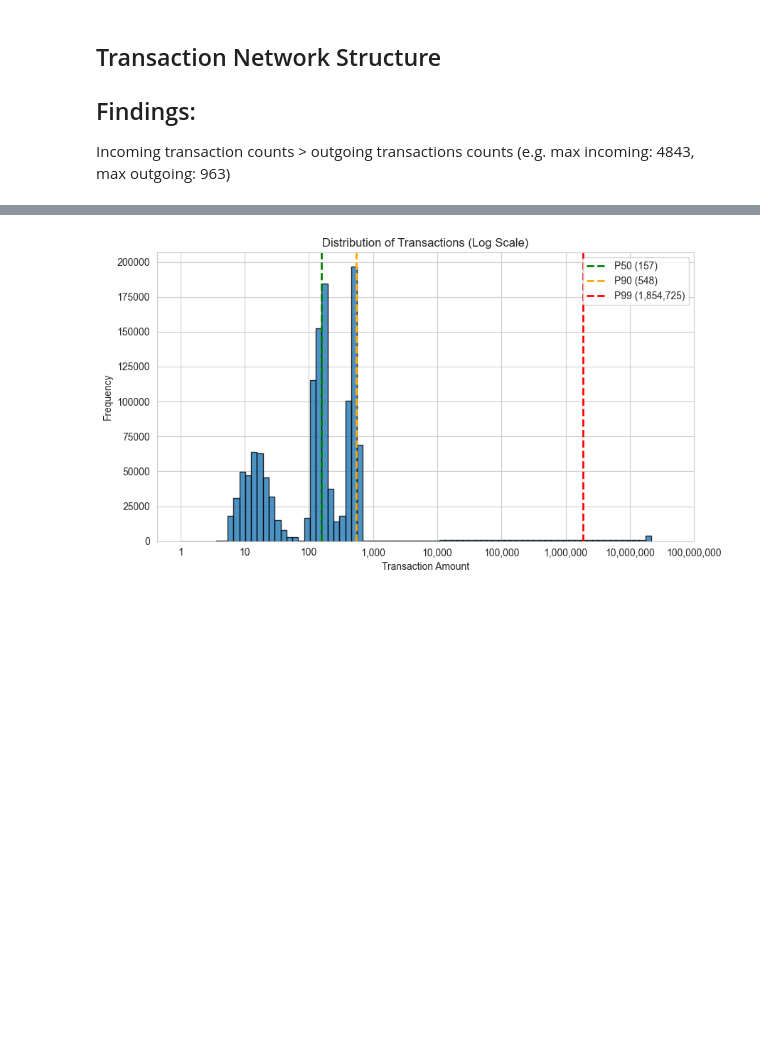
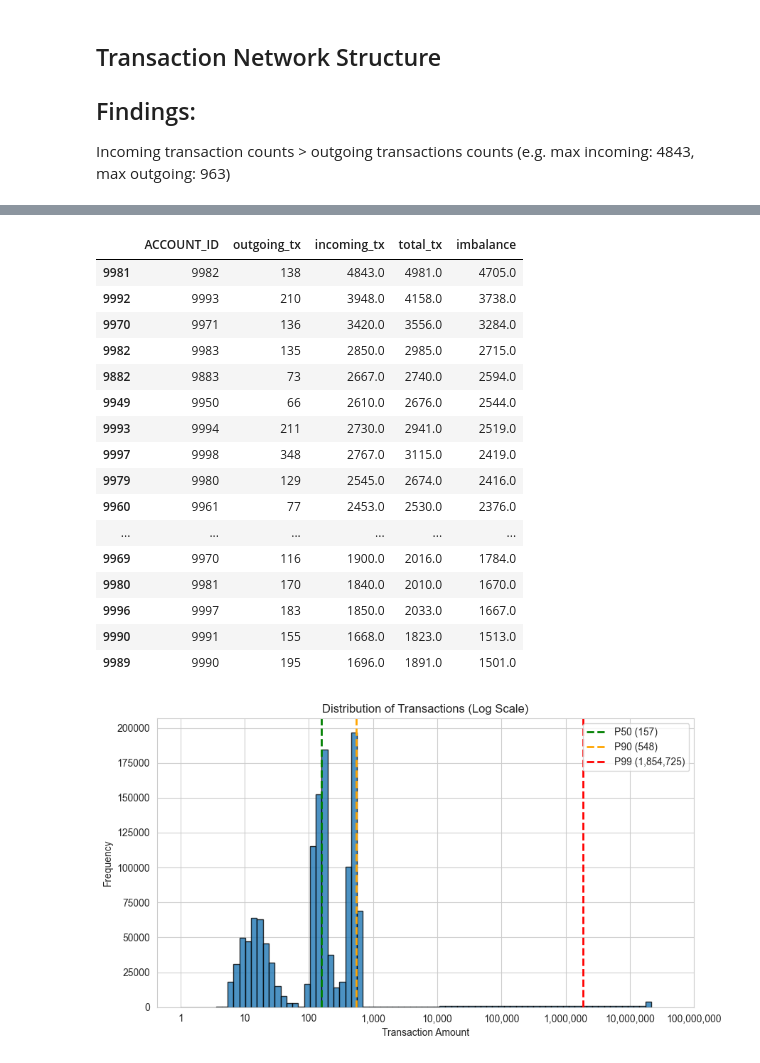
Before and after one commit to sevdenakkoc/my-risk-detection, a Jupyter notebook: notebooks/1_EDA.ipynb, the cells around one changed output, grey strips where cells are left out. Saved outputs shown, nothing was run; the diff lists cells and outputs as text; code cells hidden in the pictures; blank space fills up the shorter version.

```diff
--- a/notebooks/1_EDA.ipynb
+++ b/notebooks/1_EDA.ipynb
@@ -80,6 +86,12 @@ data_path = Path("../data/raw")
 df_acc = pd.read_csv(data_path/ "accounts.csv")
 df_trx = pd.read_csv(data_path/ "transactions.csv")
 df_alerts = pd.read_csv(data_path/ "alerts.csv")
+
+
+# Handling TimeStamps
+start_date = pd.Timestamp("2020-01-01")
+df_trx["date"] = start_date + pd.to_timedelta(df_trx["TIMESTAMP"], unit="D")
+df_alerts["date"] = start_date + pd.to_timedelta(df_alerts["TIMESTAMP"], unit="D")
 # %% [markdown]
 # 3) Data Inspection
 
@@ -364,0 +330,8 @@ Name: TX_AMOUNT, Length: 1323234, dtype: float64
+# %%
+account_activity = pd.DataFrame({
+    "outgoing_tx": df_trx.groupby("SENDER_ACCOUNT_ID").size(),
+    "incoming_tx": df_trx.groupby("RECEIVER_ACCOUNT_ID").size()
+}).fillna(0)
+
+account_activity = account_activity.reset_index()
+account_activity.rename(columns={"index": "ACCOUNT_ID"}, inplace=True)
@@ -364,0 +348,15 @@ Name: TX_AMOUNT, Length: 1323234, dtype: float64
+# %%
+account_activity["total_tx"] = (
+    account_activity["outgoing_tx"] + account_activity["incoming_tx"]
+)
+
+fig = px.scatter(
+    account_activity,
+    x="outgoing_tx",
+    y="incoming_tx",
+    color="total_tx",
+    hover_data=["ACCOUNT_ID"],
+    title="Incoming vs Outgoing Transactions per Account"
+)
+
+fig.show()
@@ -365,3 +367,26 @@ Name: TX_AMOUNT, Length: 1323234, dtype: float64
+# %%
+account_activity["imbalance"] = (
+    account_activity["incoming_tx"] - account_activity["outgoing_tx"]
+)
+account_activity.sort_values("imbalance", ascending=False).head(20)
+# %% [output]
+|  | ACCOUNT_ID | outgoing_tx | incoming_tx | total_tx | imbalance |
+| 9981 | 9982 | 138 | 4843.0 | 4981.0 | 4705.0 |
+| 9992 | 9993 | 210 | 3948.0 | 4158.0 | 3738.0 |
+| 9970 | 9971 | 136 | 3420.0 | 3556.0 | 3284.0 |
+| 9982 | 9983 | 135 | 2850.0 | 2985.0 | 2715.0 |
+| 9882 | 9883 | 73 | 2667.0 | 2740.0 | 2594.0 |
+| 9949 | 9950 | 66 | 2610.0 | 2676.0 | 2544.0 |
+| 9993 | 9994 | 211 | 2730.0 | 2941.0 | 2519.0 |
+| 9997 | 9998 | 348 | 2767.0 | 3115.0 | 2419.0 |
+| 9979 | 9980 | 129 | 2545.0 | 2674.0 | 2416.0 |
+| 9960 | 9961 | 77 | 2453.0 | 2530.0 | 2376.0 |
+| ... | ... | ... | ... | ... | ... |
+| 9969 | 9970 | 116 | 1900.0 | 2016.0 | 1784.0 |
+| 9980 | 9981 | 170 | 1840.0 | 2010.0 | 1670.0 |
+| 9996 | 9997 | 183 | 1850.0 | 2033.0 | 1667.0 |
+| 9990 | 9991 | 155 | 1668.0 | 1823.0 | 1513.0 |
+| 9989 | 9990 | 195 | 1696.0 | 1891.0 | 1501.0 |
 # %%
 # Log transform
 log_amount = np.log10(df_trx["TX_AMOUNT"] + 1)
```
Also changed, not shown: parts of 15 cells of this notebook, 1 other file.
